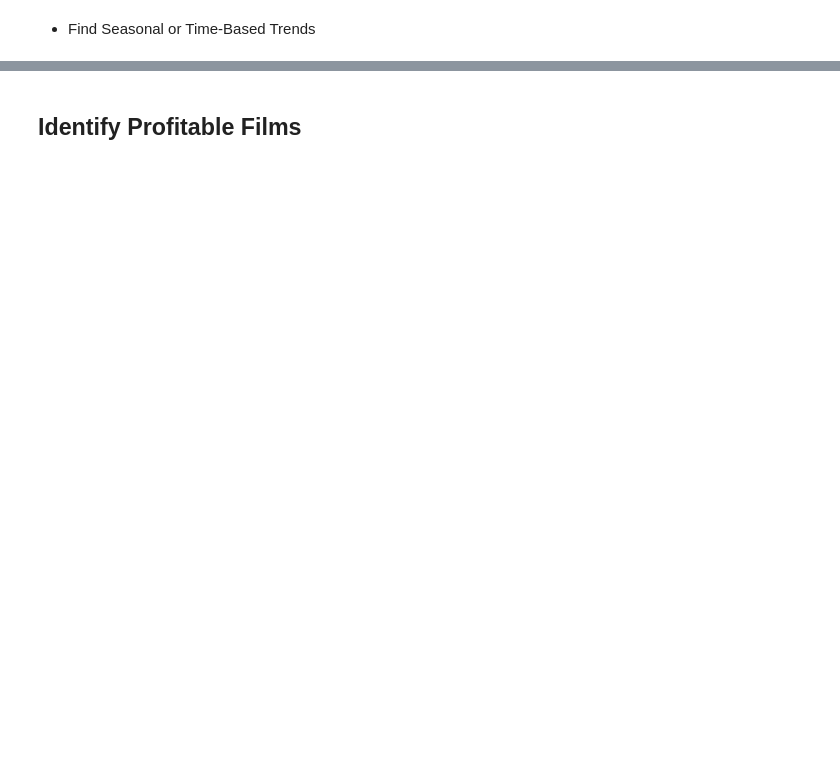
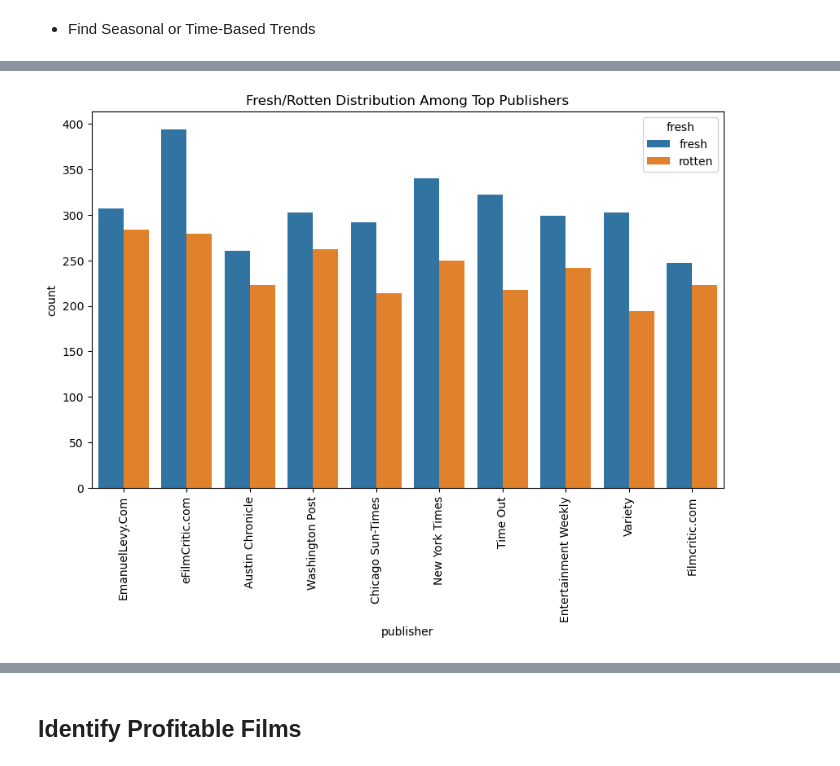
Before and after one commit to FAITHKAMANDE/Phase-2-Project, a Jupyter notebook: Notebook.ipynb, the cells around one changed output, grey strips where cells are left out. Cells and saved outputs as stored; diff of their text form; code cells hidden in the pictures; blank space fills up the shorter version.

```diff
--- a/Notebook.ipynb
+++ b/Notebook.ipynb
@@ -602,0 +862,12 @@ critics_review.head()
+# %%
+# 4. Publisher Trends
+top_publishers = critics_review['publisher'].value_counts().head(10).index
+df_top_publishers =critics_review[critics_review['publisher'].isin(top_publishers)]
+
+plt.figure(figsize=(10,6))
+sns.countplot(x='publisher', hue='fresh', data=df_top_publishers)
+plt.title('Fresh/Rotten Distribution Among Top Publishers')
+plt.xticks(rotation=90)
+plt.show()
+# %% [output]
+[figure, added]
```
Also changed, not shown: parts of 47 cells of this notebook.
